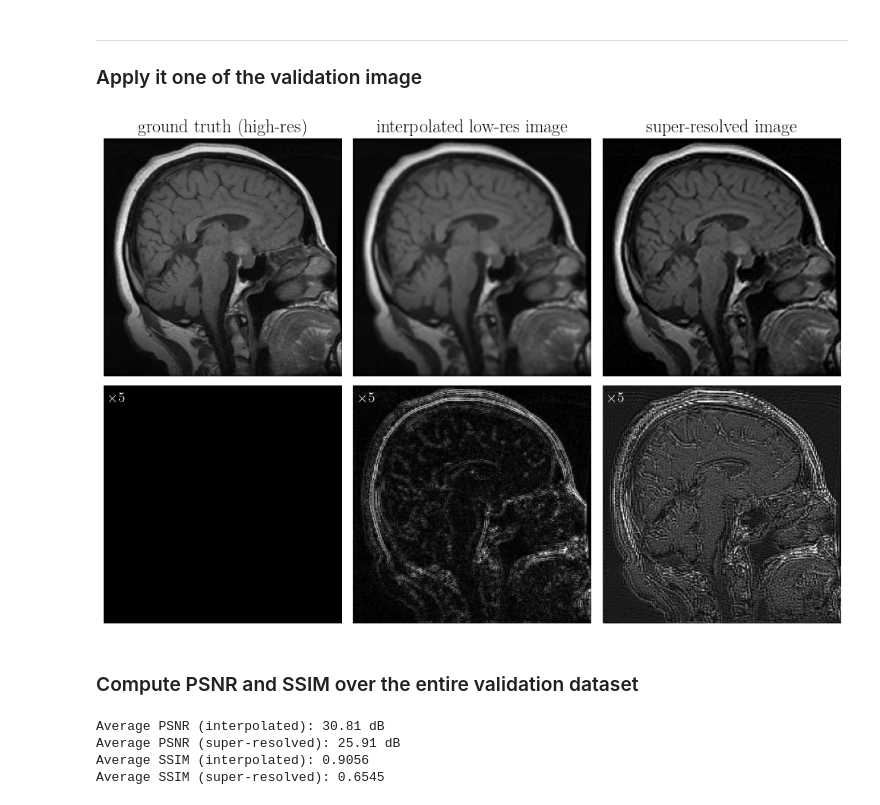
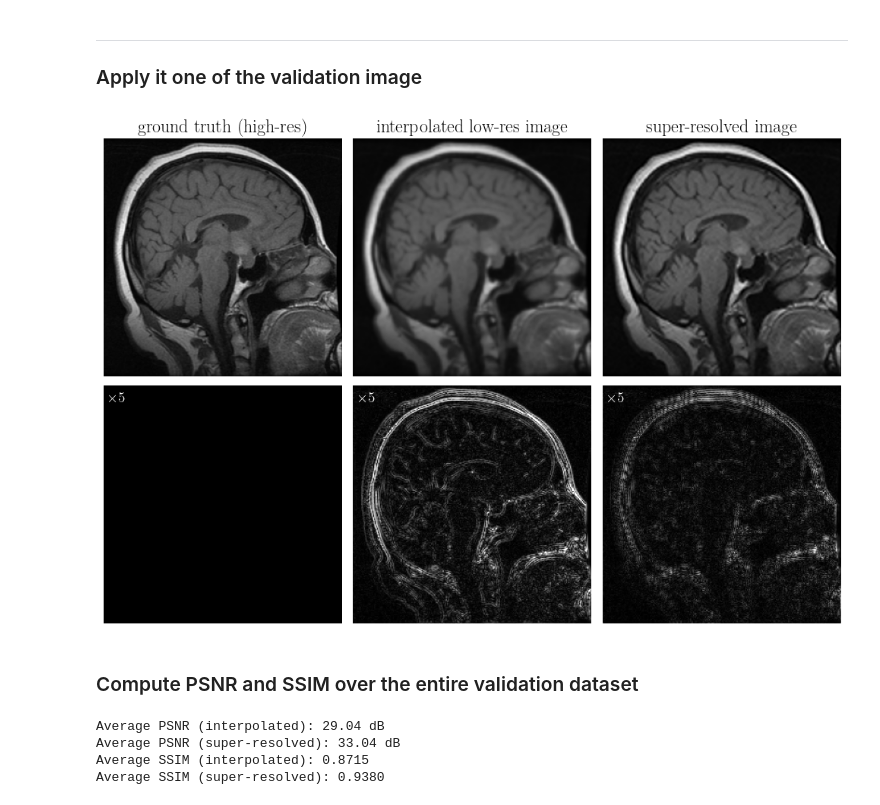
Before and after one commit to kangaaroob/BME5710-FinalProject, a Jupyter notebook: trivialnet.ipynb, the cells around one changed output. Drawn from its saved outputs; the diff is of its cells as text; code cells hidden in the pictures.

```diff
--- a/trivialnet.ipynb
+++ b/trivialnet.ipynb
@@ -191,7 +156,7 @@ class TrivialNet(nn.Module):
 ___
 ### Create a function to execute training. Note, we will call this function later.
 # %%
-def train_model(model, opt, criterion, train_loader, num_epoch, scheduler):
+def train_model(model, opt, criterion, train_loader, num_epoch):
     avg_train_losses = []
 
     for epoch in range(num_epoch):  # Loop over the dataset multiple times
@@ -201,8 +166,7 @@ def train_model(model, opt, criterion, train_loader, num_epoch, scheduler):
         for i, (x_tr_batch, y_tr_batch) in enumerate(train_loader):  # Loop over mini-batches
             x_tr_batch, y_tr_batch = x_tr_batch.to(device), y_tr_batch.to(device)
 
-            # # Upsample low-resolution input to 256x256
-            # x_tr_batch = torch.nn.functional.interpolate(x_tr_batch, scale_factor=2, mode='bicubic', align_corners=False)
+            # Upsample low-resolution input to 256x256
             x_tr_batch = torch.nn.functional.interpolate(x_tr_batch, scale_factor=2, mode='bilinear', align_corners=False)
 
             opt.zero_grad()  # Delete previous gradients
@@ -217,7 +181,6 @@ def train_model(model, opt, criterion, train_loader, num_epoch, scheduler):
 
         avg_train_loss = total_train_loss / len(train_loader)  # Compute average loss
         avg_train_losses.append(avg_train_loss)  # Store average loss
-        scheduler.step()
 
     # Plot training loss
     fig, ax = plt.subplots(figsize=(8, 5))
@@ -236,17 +199,15 @@ ___
 #### Note, in addition to the parameters that controls the network architecture or the training process, you need to select/initialize (i) a data loader, (ii) a model, (iii) an optimizer, and (iv) a loss function.
 # %%
 batch_size = 5  # Number of complete images in each batch
-lr = 1e-4  # Learning rate
+lr = 1e-3  # Learning rate
 num_epoch = 100  # Epochs
 
 # Model, criterion, and optimizer
 train_loader = create_loader(train_dataset, batch_size)
 model = TrivialNet().to(device)  # Pick a model and move to GPU/CPU
-# opt = optim.Adam(model.parameters(), lr=lr)  # Pick an optimizer
-opt = optim.Adam(model.parameters(), lr=lr)
-scheduler = StepLR(opt, step_size=20, gamma=0.5)
+opt = optim.Adam(model.parameters(), lr=lr)  # Pick an optimizer
+criterion = nn.MSELoss()  # Pick a loss function
 
-criterion = nn.MSELoss()  # Pick a loss function
 # Train the model
-train_model(model, opt, criterion, train_loader, num_epoch, scheduler)
+train_model(model, opt, criterion, train_loader, num_epoch)
 # %% [output]
@@ -279,8 +241,7 @@ val_low_res, val_high_res = val_dataset[1]  # Input (128x128), Ground truth (256
 val_low_res, val_high_res = val_low_res.to(device), val_high_res.to(device)
 
 # Upsample low-resolution image to 256x256 for both model input and error visualization
-# val_low_res_interpolated = torch.nn.functional.interpolate(val_low_res.unsqueeze(0), scale_factor=2, mode='bicubic', align_corners=False).squeeze(0)
-val_low_res_interpolated = torch.nn.functional.interpolate(val_low_res.unsqueeze(0).cpu(), scale_factor=2, mode='bicubic', align_corners=False).squeeze(0).to(device)
+val_low_res_interpolated = torch.nn.functional.interpolate(val_low_res.unsqueeze(0), scale_factor=2, mode='bilinear', align_corners=False).squeeze(0)
 
 # Apply the trained model to super-resolve the interpolated low-res image
 val_super_res = model(val_low_res_interpolated.unsqueeze(0)).detach().squeeze(0)  # Remove batch dimension
@@ -295,34 +256,34 @@ fig, ax = plt.subplots(2, 3, figsize=(10, 7))
 
 # Plot images
 ax[0, 0].imshow(val_high_res_np, cmap='gray', vmin=0, vmax=1)
 ax[0, 0].set_title('ground truth (high-res)')
 ax[0, 0].axis('off')
 
 ax[0, 1].imshow(val_low_res_np, cmap='gray', vmin=0, vmax=1)
 ax[0, 1].set_title('interpolated low-res image')
 ax[0, 1].axis('off')
 
 ax[0, 2].imshow(val_super_res_np, cmap='gray', vmin=0, vmax=1)
 ax[0, 2].set_title('super-resolved image')
 ax[0, 2].axis('off')
 
 # Error maps
 ax[1, 0].imshow(5 * np.abs(val_high_res_np - val_high_res_np), cmap='gray', vmin=0, vmax=1)
 ax[1, 0].axis('off')
 ax[1, 0].text(0.02, 0.98, r'$\times 5$', transform=ax[1, 0].transAxes, fontsize=14, va='top', ha='left', color='white')
 
 ax[1, 1].imshow(5 * np.abs(val_high_res_np - val_low_res_np), cmap='gray', vmin=0, vmax=1)
 ax[1, 1].axis('off')
 ax[1, 1].text(0.02, 0.98, r'$\times 5$', transform=ax[1, 1].transAxes, fontsize=14, va='top', ha='left', color='white')
 
 ax[1, 2].imshow(5 * np.abs(val_high_res_np - val_super_res_np), cmap='gray', vmin=0, vmax=1)
 ax[1, 2].axis('off')
 ax[1, 2].text(0.02, 0.98, r'$\times 5$', transform=ax[1, 2].transAxes, fontsize=14, va='top', ha='left', color='white')
 
 plt.tight_layout()
 plt.show()
 # %% [output]
-[figure, old version]
+[figure, new version]
 # %% [markdown]
 ### Compute PSNR and SSIM over the entire validation dataset
 # %%
@@ -346,19 +307,17 @@ for i in range(num_samples):
     data_range = val_high_res.max() - val_high_res.min()
     ssim_metric.data_range = data_range
 
-    # Upsample low-res image on CPU
-    val_low_res_interpolated = torch.nn.functional.interpolate(
-        val_low_res.unsqueeze(0).cpu(), scale_factor=2, mode='bicubic', align_corners=False).to(device)
-
+    # Upsample low-res image
+    val_low_res_up = torch.nn.functional.interpolate(val_low_res.unsqueeze(0), scale_factor=2, mode='bilinear', align_corners=False)
     val_high_res = val_high_res.unsqueeze(0)  # Add batch dim
-    val_super_res = model(val_low_res_interpolated).detach()
+    val_super_res = model(val_low_res_up).detach()
 
     # PSNR
-    psnr_interp = psnr_metric(val_low_res_interpolated, val_high_res).item()
+    psnr_interp = psnr_metric(val_low_res_up, val_high_res).item()
     psnr_sr = psnr_metric(val_super_res, val_high_res).item()
 
-    # SSIM
-    ssim_interp = ssim_metric(val_low_res_interpolated, val_high_res).item()
+    # SSIM (data_range is now set in metric initialization)
+    ssim_interp = ssim_metric(val_low_res_up, val_high_res).item()
     ssim_sr = ssim_metric(val_super_res, val_high_res).item()
 
     # Accumulate
@@ -379,7 +338,7 @@ print(f'Average PSNR (super-resolved): {avg_psnr_sr:.2f} dB')
 print(f'Average SSIM (interpolated): {avg_ssim_interp:.4f}')
 print(f'Average SSIM (super-resolved): {avg_ssim_sr:.4f}')
 # %% [output]
-Average PSNR (interpolated): 30.81 dB
-Average PSNR (super-resolved): 25.91 dB
-Average SSIM (interpolated): 0.9056
-Average SSIM (super-resolved): 0.6545
+Average PSNR (interpolated): 29.04 dB
+Average PSNR (super-resolved): 33.04 dB
+Average SSIM (interpolated): 0.8715
+Average SSIM (super-resolved): 0.9380
```
Also changed, not shown: parts of 3 cells of this notebook.
